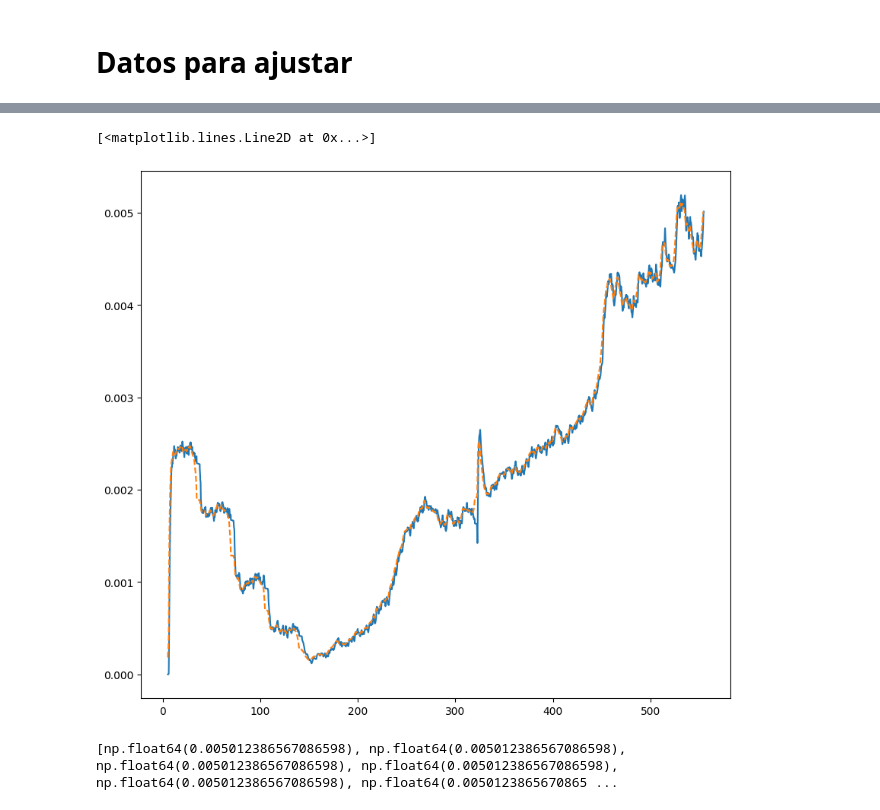
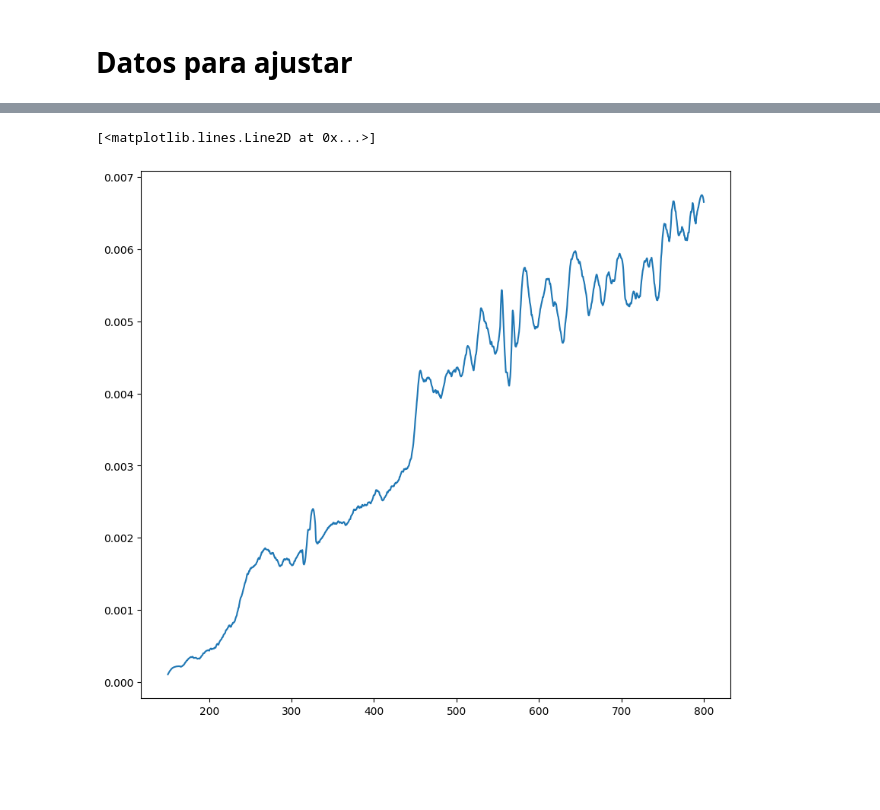
Before and after one commit to JoseUfre/Proyecto-Monitoreo-de-Condicion-2025-1, a Jupyter notebook: Lectura_datos.ipynb, the cells around one changed output, grey strips where cells are left out. Cells and saved outputs as stored; diff of their text form; code cells hidden in the pictures; blank space fills up the shorter version.

```diff
--- a/Lectura_datos.ipynb
+++ b/Lectura_datos.ipynb
@@ -15,7 +15,7 @@ class DataSet:
     def __init__(self, test, run):
         self.test = test
         self.run = run
-        self.path = 'MOSFET_Thermal_Overstress_Aging_v0/Test_{}_run_{}.mat'
+        self.path = '../MOSFET_Thermal_Overstress_Aging_v0/Test_{}_run_{}.mat'
         self.data_set = None
         self.data_set_on = None
         self.initialize()
@@ -173 +173,7 @@ fit_36 = pd.DataFrame({"time":df_on_36["time"], "R_ds": gaussian_filter1d(df_on_
+# %%
+#time > 150
+
+fit_9 = fit_9[fit_9["time"] > 150]
+fit_11 = fit_11[fit_11["time"] > 150]
+fit_36 = fit_36[fit_36["time"] > 150]
 # %%
@@ -218,11 +185,7 @@ Name: R_ds, Length: 36138, dtype: float64
 # %%
 plt.figure(figsize=(10,9))
-plt.plot(fit_9["time"][:(2*largo)//3], filter_9_kalman, linestyle="-")
-plt.plot(fit_9["time"][:(2*largo)//3], smooth_9_kalman, linestyle="--")
+plt.plot(fit_9["time"], smooth_9_savgol, linestyle="-", label="Savgol")
+#plt.plot(fit_9["time"][:(2*largo)//3], smooth_9_kalman, linestyle="--", label="Filtro de Kalman")
 # %% [output]
 [<matplotlib.lines.Line2D at 0x...>]
-[figure, old version]
+[figure, new version]
-# %%
-print(future_R_ds)
-# %% [output]
-[np.float64(0.005012386567086598), np.float64(0.005012386567086598), np.float64(0.005012386567086598), np.float64(0.005012386567086598), np.float64(0.005012386567086598), np.float64(0.0050123865670865 ...
```
Also changed, not shown: parts of 21 cells of this notebook, 1 other file.
